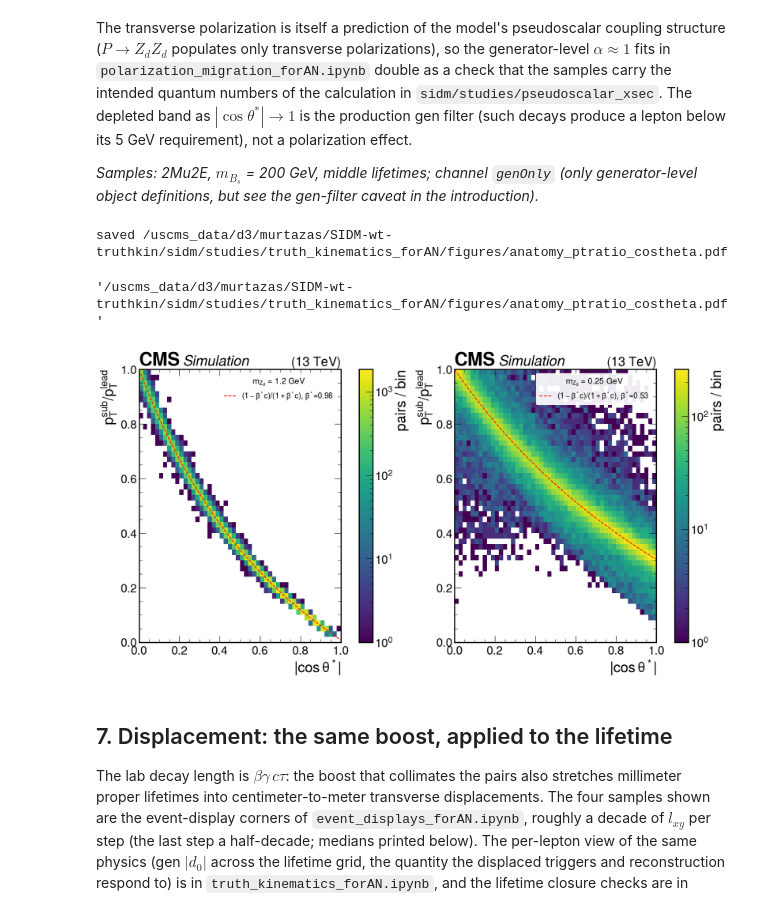
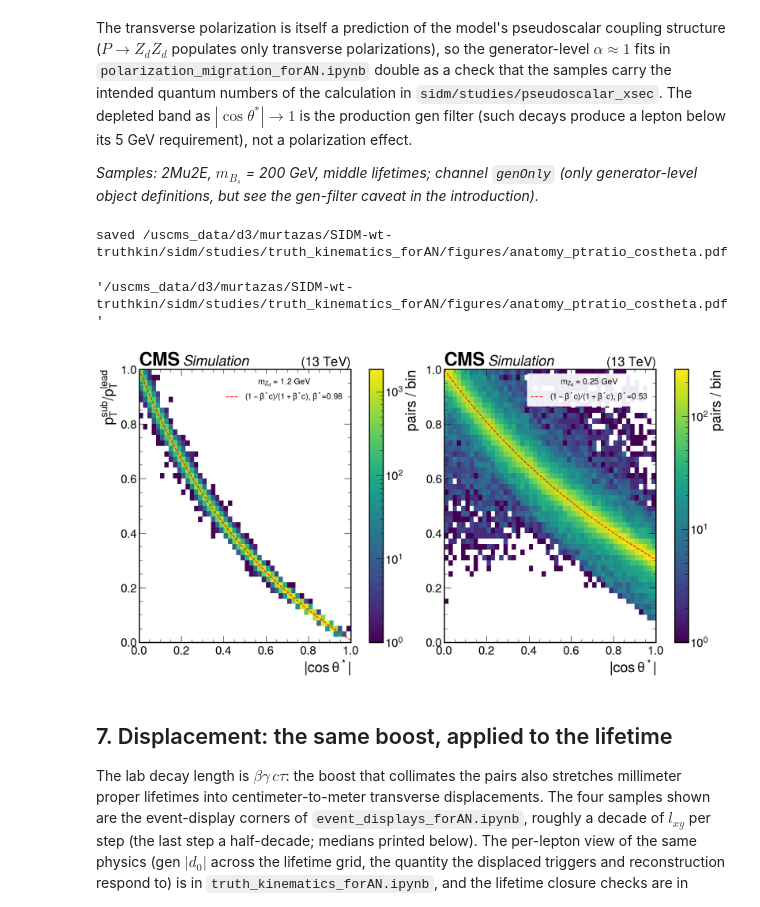
Before and after one commit to mariajose2398/SIDM, a Jupyter notebook: sidm/studies/truth_kinematics_forAN/final_state_anatomy_forAN.ipynb, the cells around one changed output. Drawn from its saved outputs; the diff is of its cells as text; code cells hidden in the pictures.

```diff
--- a/sidm/studies/truth_kinematics_forAN/final_state_anatomy_forAN.ipynb
+++ b/sidm/studies/truth_kinematics_forAN/final_state_anatomy_forAN.ipynb
@@ -294,13 +299,16 @@ fig, (ax1, ax2) = plt.subplots(1, 2, figsize=an_style.WIDE, layout="constrained"
 overlay(ax1, mbs_scan("lj_lj_invmass", mode="4Mu", channel="base"))
 ax1.set_xlabel(r"$m(\mathrm{LJ}, \mathrm{LJ})$ [GeV]")
 ax1.set_ylabel("Events, area-normalized")
-ax1.legend(title="4Mu channel, base selection", fontsize=12)
+ax1.legend(title="4Mu channel, base selection", loc="upper right", fontsize=15,
+           title_fontsize=15, frameon=True, facecolor="white", edgecolor="none",
+           framealpha=0.92)
 overlay(ax2, mbs_scan("genA_lj_ptRatio", mode="4Mu", channel="base"))
 ax2.set_xlabel(r"$p_T(\mathrm{LJ}) / p_T(Z_d)$")
 ax2.set_ylabel("Matches, area-normalized")
-ax2.legend(title="4Mu channel, base selection", fontsize=12)
-for ax in (ax1, ax2):
-    an_style.cms_sim_label(ax)
+ax2.legend(title="4Mu channel, base selection", loc="upper left", fontsize=15,
+           title_fontsize=15, frameon=True, facecolor="white", edgecolor="none",
+           framealpha=0.92)
+an_style.cms_sim_labels((ax1, ax2))
 an_style.save(fig, "anatomy_reco_selfconsistency")
 
 fig, ax = plt.subplots(figsize=an_style.SINGLE, layout="constrained")
@@ -351,17 +359,19 @@ lifetimes; channel `genOnly` (no cuts).*
 # %%
 fig, (ax1, ax2) = plt.subplots(1, 2, figsize=an_style.WIDE, layout="constrained")
 overlay(ax1, mzd_scan("genA_toMu_daughters_dR_logx", mbs=200.0))
-ax1.legend(title=r"4Mu, $m_{B_s}$ = 200 GeV", loc="upper left")
+leg_kw = dict(fontsize=15, title_fontsize=15, frameon=True, facecolor="white",
+              edgecolor="none", framealpha=0.92)
+ax1.legend(title=r"4Mu, $m_{B_s}$ = 200 GeV", loc="upper right", **leg_kw)
 overlay(ax2, mbs_scan("genA_toMu_daughters_dR_logx"))
-ax2.legend(title=r"4Mu, $m_{Z_d}$ = 1.2 GeV", loc="upper left")
+ax2.legend(title=r"4Mu, $m_{Z_d}$ = 1.2 GeV", loc="upper right", **leg_kw)
 for ax in (ax1, ax2):
     ax.set_xscale("log")
     ax.axvline(0.4, color="gray", ls="--")
-    ax.text(0.42, 0.55, "LJ cone", rotation=90, color="gray",
+    ax.text(0.42, 0.03, "LJ cone", rotation=90, color="gray",
             transform=ax.get_xaxis_transform())
     ax.set_xlabel(r"$\Delta R(\mu, \mu)$ from same $Z_d$")
-    ax.set_ylabel(r"Area-normalized $Z_d$")
-    an_style.cms_sim_label(ax)
+ax1.set_ylabel(r"Area-normalized $Z_d$")
+an_style.cms_sim_labels((ax1, ax2))
 an_style.save(fig, "anatomy_collimation_scans")
 # %% [output]
 saved /uscms_data/d3/murtazas/SIDM-wt-truthkin/sidm/studies/truth_kinematics_forAN/figures/anatomy_collimation_scans.pdf
@@ -395,10 +405,10 @@ for ax, (mode, mbs, mzd, title, hname) in zip(axes, picks):
     ax.set_xscale("log")
     ax.set_yscale("log")
     ax.set_xlabel(r"$Z_d$ $p_T$ [GeV]")
-    ax.set_ylabel(r"$\Delta R(\ell, \ell)$ from same $Z_d$")
     # the guide line crosses this corner, so the legend needs an opaque backing
-    ax.legend(loc="lower left", title=title, fontsize=14, title_fontsize=15,
+    ax.legend(loc="lower left", title=title, fontsize=15, title_fontsize=15,
               frameon=True, facecolor="white", edgecolor="none", framealpha=0.92)
+axes[0].set_ylabel(r"$\Delta R(\ell, \ell)$ from same $Z_d$")
 an_style.cms_sim_labels(axes)
 an_style.save(fig, "anatomy_collimation_2d")
 # %% [output]
@@ -483,13 +493,14 @@ ax2.set_xlabel(r"Sub-leading gen muon $p_T$ [GeV]")
 for ax in (ax1, ax2):
     for thr in (23, 25):
         ax.axvline(thr, color="gray", ls=":", lw=1)
-    ax.set_ylabel("Events, area-normalized")
     ax.set_yscale("log")
     handles, labels = ax.get_legend_handles_labels()
     handles.append(Line2D([], [], color="gray", ls=":", lw=1))
     labels.append("HLT thresholds (23/25 GeV)")
-    ax.legend(handles, labels, fontsize=12)
-    an_style.cms_sim_label(ax)
+    ax.legend(handles, labels, loc="upper right", fontsize=15, frameon=True,
+              facecolor="white", edgecolor="none", framealpha=0.92)
+ax1.set_ylabel("Events, area-normalized")
+an_style.cms_sim_labels((ax1, ax2))
 an_style.save(fig, "anatomy_lepton_pt")
 # %% [output]
 saved /uscms_data/d3/murtazas/SIDM-wt-truthkin/sidm/studies/truth_kinematics_forAN/figures/anatomy_lepton_pt.pdf
@@ -536,28 +547,28 @@ in the introduction).*
 # %%
 MMU = 0.105658
 fig, axes = plt.subplots(1, 2, figsize=an_style.WIDE, layout="constrained")
 for ax, mzd in zip(axes, [1.2, 0.25]):
     h = lib.get_h(out, lib.mid_ctau(out, "2Mu2E", 200.0, mzd),
                   "genMu_ptRatio_vs_absCosTheta")
     vals = h.values()
     xe, ye = h.axes[0].edges, h.axes[1].edges
     pcm = ax.pcolormesh(xe, ye, vals.T, norm=LogNorm(vmin=1), cmap="viridis")
     fig.colorbar(pcm, ax=ax, label="pairs / bin")
     beta_star = np.sqrt(1 - 4 * MMU**2 / mzd**2)
     c = np.linspace(0, 1, 200)
     ax.plot(c, (1 - beta_star * c) / (1 + beta_star * c), "--", color="red",
             label=rf"$(1-\beta^* c)/(1+\beta^* c)$, $\beta^*$={beta_star:.2f}")
     ax.set_xlabel(r"$|\cos\theta^*|$")
-    ax.set_ylabel(r"$p_T^{\rm sub} / p_T^{\rm lead}$")
     ax.legend(loc="upper right", title=rf"$m_{{Z_d}}$ = {mzd:g} GeV",
-              fontsize=14, title_fontsize=15, frameon=True, facecolor="white",
+              fontsize=15, title_fontsize=15, frameon=True, facecolor="white",
               edgecolor="none", framealpha=0.92)
+axes[0].set_ylabel(r"$p_T^{\rm sub} / p_T^{\rm lead}$")
 an_style.cms_sim_labels(axes)
 an_style.save(fig, "anatomy_ptratio_costheta")
 # %% [output]
 saved /uscms_data/d3/murtazas/SIDM-wt-truthkin/sidm/studies/truth_kinematics_forAN/figures/anatomy_ptratio_costheta.pdf
 '/uscms_data/d3/murtazas/SIDM-wt-truthkin/sidm/studies/truth_kinematics_forAN/figures/anatomy_ptratio_costheta.pdf'
-[figure, old version]
+[figure, new version]
 # %% [markdown]
 ## 7. Displacement: the same boost, applied to the lifetime
 
```
Also changed, not shown: parts of 8 cells of this notebook, 3 other files.
